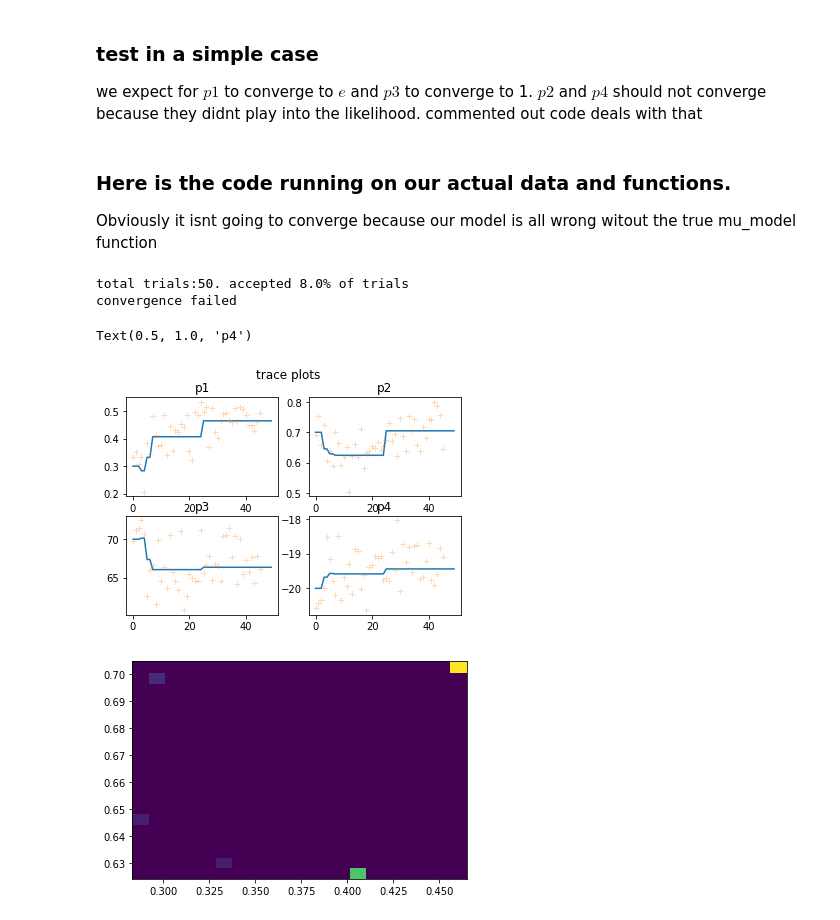
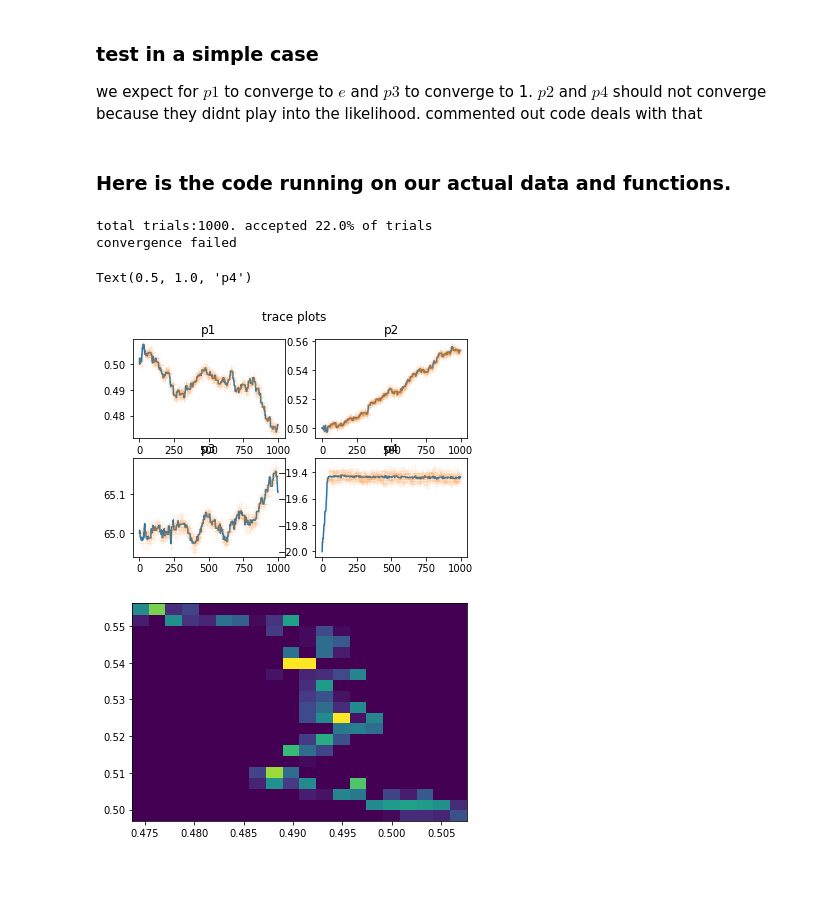
Before and after one commit to baiydaavi/bayesian_inference, a Jupyter notebook: function_and_classes.ipynb, the cells around one changed output. Drawn from its saved outputs; the diff is of its cells as text; code cells hidden in the pictures; blank space fills up the shorter version.

Commit message:
some diagnostic stuff added into chain function, convergence is still screwy

```diff
--- a/function_and_classes.ipynb
+++ b/function_and_classes.ipynb
@@ -96,6 +89,8 @@ def chain(data, max_trials=10000, convergence_window=50, convergence_threshhold=
     convergence_threshhold is the maximum allowed percent change for reaching convergence
     start_state is the initial values for all parameters: np array of length 4
     variances is the variance for each generating gaussian: np array of length 4
+    likelihood and prior func are the functions for likelihood and prior
+    prior_mode is the prior mode
     '''
     chain=[]
     rejects=[]
@@ -106,16 +101,21 @@ def chain(data, max_trials=10000, convergence_window=50, convergence_threshhold=
         candidate = np.random.normal(current,variances)
         i += 1
         if metropolis(current, candidate, data, prior_func, likelihood_func, prior_mode= prior_mode):
+            rejects.append(np.zeros(4)*np.nan)
             current = candidate
         else:
             rejects.append(candidate)
         chain.append(current)
+
         convergence = convergence_test(chain, convergence_window, convergence_threshhold)
 
-    print('total trials:{}. accepted {:.1f}% of trials'.format(i, 100*(1-len(rejects)/i)))
+    rej= np.asarray(rejects)
+    chn= np.asarray(chain)
+
+    print('total trials:{}. accepted {:.1f}% of trials'.format(i, 100*(1-sum(rej[:,0] > 0)/i)))
     if convergence == False:
         print('convergence failed')
-    return(np.asarray(chain), np.asarray(rejects))
+    return chn, rej
 
 def convergence_test(chain, convergence_window, convergence_threshhold):
         if len(chain) > 2*convergence_window:
@@ -144,34 +144,34 @@ we expect for $p1$ to converge to $e$ and $p3$ to converge to 1. $p2$ and $p4$ s
 #plt.hist(chn[:,2]);
 # %% [markdown]
 ### Here is the code running on our actual data and functions.
- Obviously it isnt going to converge because our model is all wrong witout the true mu_model function
 # %%
 # no systematic error
-chn, rej = chain(data_lcparam, max_trials=50, convergence_window=100, convergence_threshhold=.01, start_state=[.3,.7,70,-20], variances=[.05, .05, 3, .5], prior_mode='uniform' )
+chn, rej = chain(data_lcparam, 1000, 200, .001, start_state=[.5,.5,65,-20], variances=[.001, .001, .01, .025], prior_mode=None )
 # with sys error
-#chn, rej = chain(data_lcparam, max_trials=1000, convergence_threshhold=.01, start_state=[.3,.6,70,-19], variances=[.15, .15, 3, 1],  likelihood_func=sys_error_likelihood)
+#chn, rej = chain(data_lcparam, max_trials=1000, convergence_threshhold=.01, start_state=[.5,.5,70,-20], variances=[.002, .002, .02, .05],  likelihood_func=sys_error_likelihood)
 # %% [output]
-total trials:50. accepted 8.0% of trials
+total trials:1000. accepted 22.0% of trials
 convergence failed
 # %%
 fig,ax = plt.subplots(2,2)
 fig.suptitle('trace plots')
+rej_a =.08
 ax[0,0].plot(chn[:,0])
-ax[0,0].plot(rej[:,0], '+', alpha=.3)
+ax[0,0].plot(rej[:,0], '+', alpha=rej_a)
 ax[0,0].set_title('p1')
 ax[0,1].plot(chn[:,1])
-ax[0,1].plot(rej[:,1], '+', alpha=.3)
+ax[0,1].plot(rej[:,1], '+', alpha=rej_a)
 ax[0,1].set_title('p2')
 ax[1,0].plot(chn[:,2])
-ax[1,0].plot(rej[:,2], '+', alpha=.3)
+ax[1,0].plot(rej[:,2], '+', alpha=rej_a)
 ax[1,0].set_title('p3')
 ax[1,1].plot(chn[:,3])
-ax[1,1].plot(rej[:,3], '+', alpha=.3)
+ax[1,1].plot(rej[:,3], '+', alpha=rej_a)
 ax[1,1].set_title('p4')
 # %% [output]
 Text(0.5, 1.0, 'p4')
-[figure, old version]
+[figure, new version]
 # %%
-plt.hist2d(chn[:,0],chn[:,1], bins=20);
+plt.hist2d(chn[:,0],chn[:,1], bins=20, density=1);
 # %% [output]
-[figure, old version]
+[figure, new version]
```
Also changed, not shown: parts of 9 cells of this notebook.
